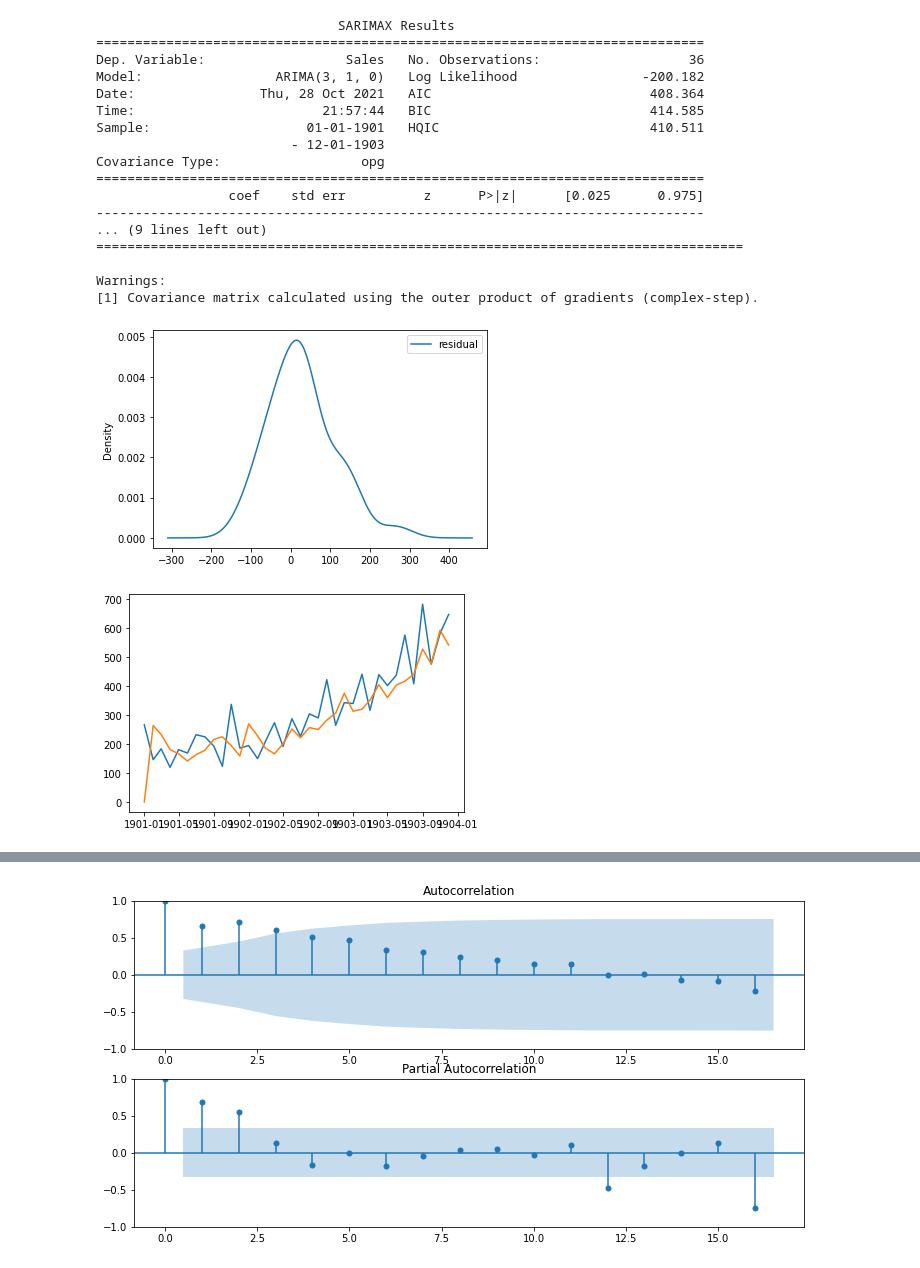
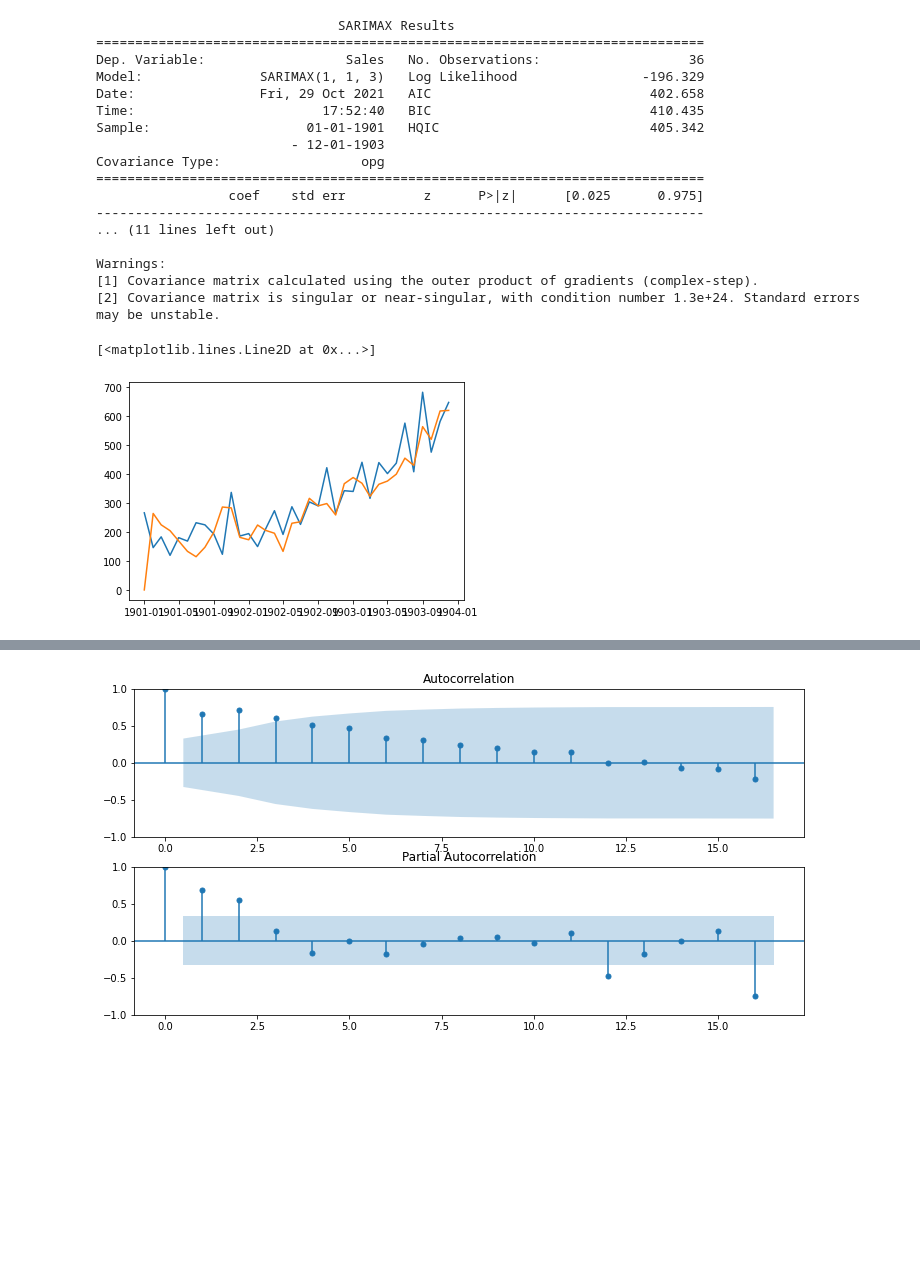
Before and after one commit to matt-juan23/time-series-forecasting, a Jupyter notebook: ARIMA.ipynb, the cells around one changed output, grey strips where cells are left out. Drawn from its saved outputs; the diff is of its cells as text; code cells hidden in the pictures; blank space fills up the shorter version.

Commit message:
more work on report and code. gonna start ets next probs

```diff
--- a/ARIMA.ipynb
+++ b/ARIMA.ipynb
@@ -200,45 +207,46 @@ def myARIMA(data_series, p, d, q):
 data = pd.read_csv("shampoo.csv", header=0, index_col=0, parse_dates=True, date_parser=parser)
 first = data.diff()
 # %%
-model = ARIMA(data, order=(3,1,0))
-# model = ARIMA(first.values, order=(1,1,2))
+model = SARIMAX(data, order=(1,1,3))
+# model = ARIMA(first.dropna().values, order=(0,0,1))
 fitted = model.fit()
 print(fitted.summary())
 # print(fitted.resid)
-pd.DataFrame(fitted.resid, columns=["residual"]).plot(kind="kde")
-plt.show()
-predicted = fitted.predict(start=0, end=len(data)-1)
+# pd.DataFrame(fitted.resid, columns=["residual"]).plot(kind="kde")
+# plt.show()
+predicted = fitted.predict()
 # predicted = fitted.predict(start=0, end=len(first)-1)
 df = pd.DataFrame()
 df["original"] = data.Sales
 # df["original"] = first
 df["predicted"] = predicted
+df = df.dropna()
 # df[["original", "predicted"]].plot()
 # print("Mean squared error:", mean_squared_error(df["original"], df["predicted"]))
 forecast = fitted.forecast(20)
 # print(forecast)
 plt.plot(df["original"])
 plt.plot(df["predicted"])
 # plt.plot(forecast)
-plt.show()
+# plt.show()
 # %% [output]
                                SARIMAX Results
 ==============================================================================
 Dep. Variable:                  Sales   No. Observations:                   36
-Model:                 ARIMA(3, 1, 0)   Log Likelihood                -200.182
-Date:                Thu, 28 Oct 2021   AIC                            408.364
-Time:                        21:57:44   BIC                            414.585
-Sample:                    01-01-1901   HQIC                           410.511
+Model:               SARIMAX(1, 1, 3)   Log Likelihood                -196.329
+Date:                Fri, 29 Oct 2021   AIC                            402.658
+Time:                        17:52:40   BIC                            410.435
+Sample:                    01-01-1901   HQIC                           405.342
                          - 12-01-1903
 Covariance Type:                  opg
 ==============================================================================
                  coef    std err          z      P>|z|      [0.025      0.975]
 ------------------------------------------------------------------------------
-... (9 lines left out)
-===================================================================================
+... (11 lines left out)
 
 Warnings:
 [1] Covariance matrix calculated using the outer product of gradients (complex-step).
+[2] Covariance matrix is singular or near-singular, with condition number 1.3e+24. Standard errors may be unstable.
+[<matplotlib.lines.Line2D at 0x...>]
-[figure, old version]
+[figure, new version]
-[figure, removed]
 # %%
```
Also changed, not shown: parts of 6 cells of this notebook, 3 other files.
